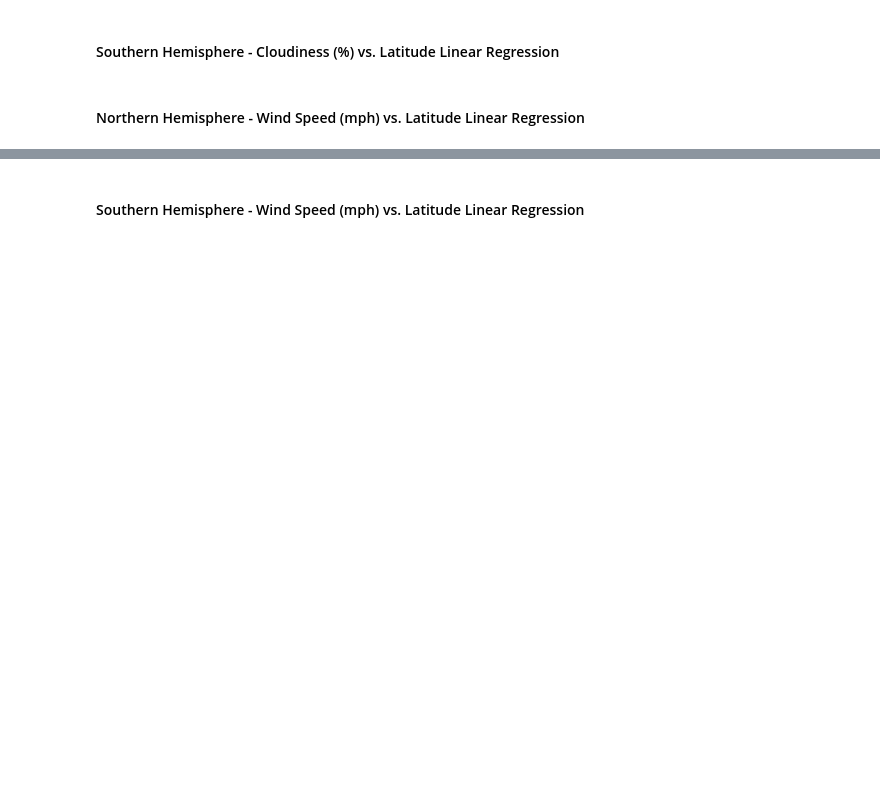
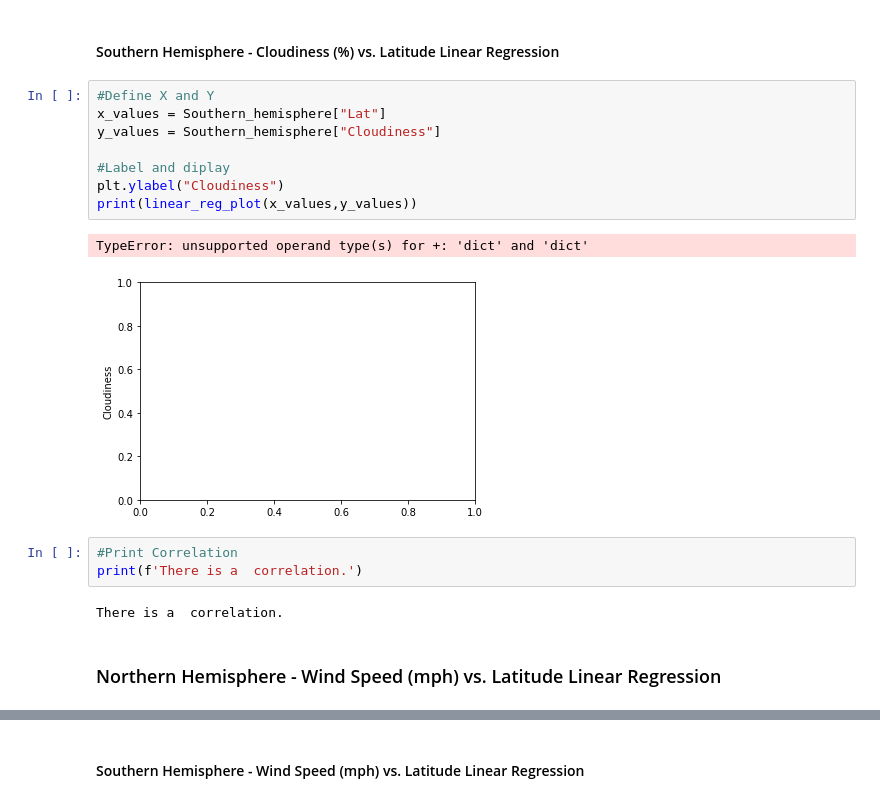
Before and after one commit to margoterudy/python-api-challenge, a Jupyter notebook: WeatherPy.ipynb, the cells around one changed output, grey strips where cells are left out. Drawn from its saved outputs; the diff is of its cells as text; blank space fills up the shorter version.

```diff
--- a/WeatherPy.ipynb
+++ b/WeatherPy.ipynb
@@ -382,4 +413,20 @@ There is a weak positive correlation.
 # %% [markdown]
 ####  Southern Hemisphere - Cloudiness (%) vs. Latitude Linear Regression
+# %%
+#Define X and Y
+x_values = Southern_hemisphere["Lat"]
+y_values = Southern_hemisphere["Cloudiness"]
+
+#Label and diplay
+plt.ylabel("Cloudiness")
+print(linear_reg_plot(x_values,y_values))
+# %% [output]
+TypeError: unsupported operand type(s) for +: 'dict' and 'dict'
+[figure, added]
+# %%
+#Print Correlation
+print(f'There is a  correlation.')
+# %% [output]
+There is a  correlation.
 # %% [markdown]
-####  Northern Hemisphere - Wind Speed (mph) vs. Latitude Linear Regression
+###  Northern Hemisphere - Wind Speed (mph) vs. Latitude Linear Regression
```
Also changed, not shown: parts of 10 cells of this notebook.
